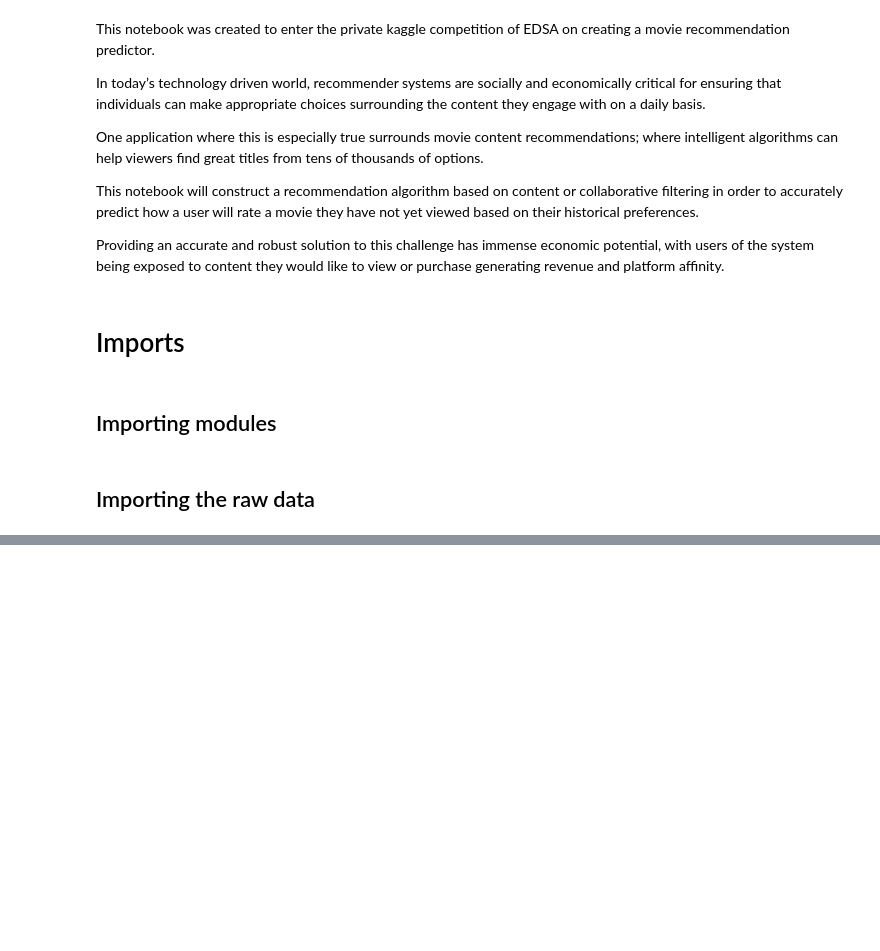
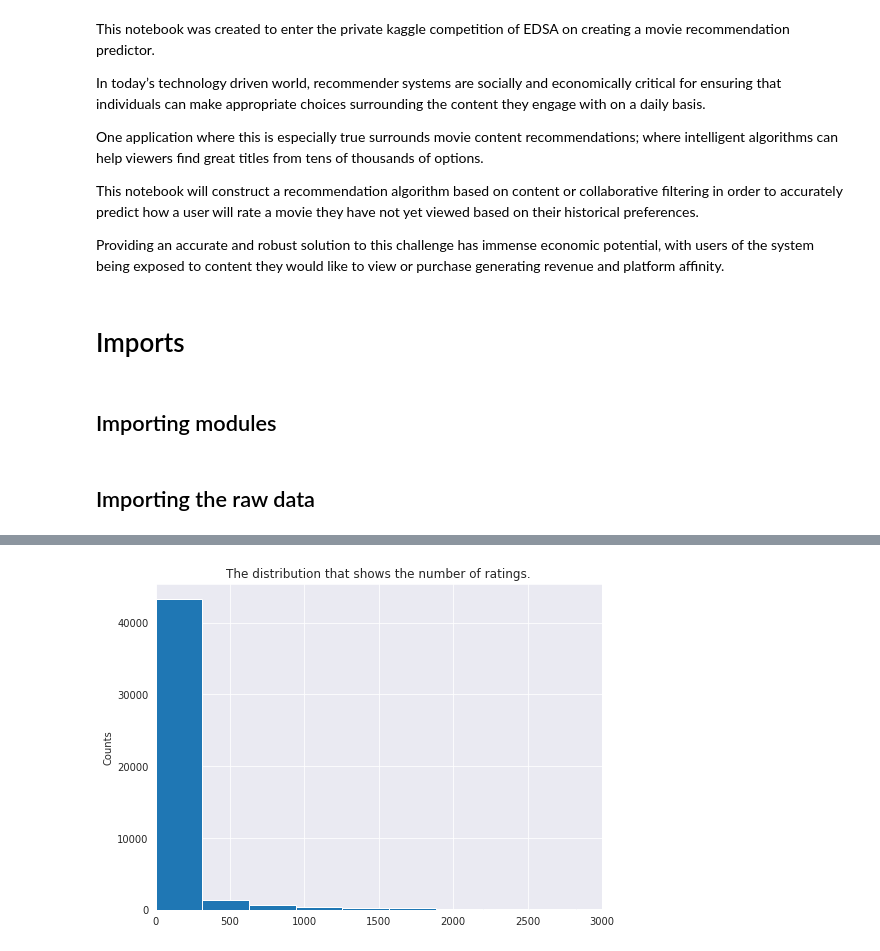
Before and after one commit to Explore-AI/unsupervised-predict-streamlit-template, a Jupyter notebook: main.ipynb, the cells around one changed output, grey strips where cells are left out. Cells and saved outputs as stored; diff of their text form; code cells hidden in the pictures; blank space fills up the shorter version.

```diff
--- a/main.ipynb
+++ b/main.ipynb
@@ -21,2 +38,7 @@ import pandas as pd
 # %% [markdown]
 ## Importing the raw data
+# %%
+imdb = pd.read_csv('imdb_data.csv')
+train = pd.read_csv('train.csv',error_bad_lines=False)
+genome_tags = pd.read_csv('genome_tags.csv')
+movies = pd.read_csv('movies.csv')
@@ -22,0 +73,3 @@ import pandas as pd
+# %%
+data = pd.merge(train, movies, on='movieId')
+data.head(5)
@@ -22,0 +121,4 @@ import pandas as pd
+# %%
+ratings_mean_count = pd.DataFrame(data.groupby('title')['rating'].mean())
+ratings_mean_count['rating_counts'] = pd.DataFrame(data.groupby('title')['rating'].count())
+ratings_mean_count.head()
@@ -22,0 +133,16 @@ import pandas as pd
+# %%
+# histogram for the number of ratings
+import matplotlib.pyplot as plt
+import seaborn as sns
+sns.set_style('dark')
+%matplotlib inline
+
+plt.figure(figsize=(8,6))
+plt.rcParams['patch.force_edgecolor'] = True
+ratings_mean_count['rating_counts'].hist(bins=100)
+plt.xlim([0,3000])
+plt.title('The distribution that shows the number of ratings.')
+plt.ylabel('Counts')
+plt.show()
+# %% [output]
+[figure, added]
```
Also changed, not shown: parts of 42 cells of this notebook.
